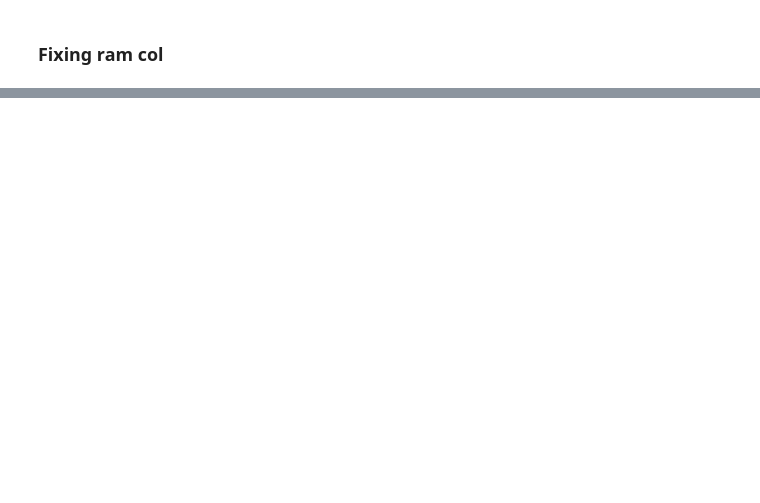
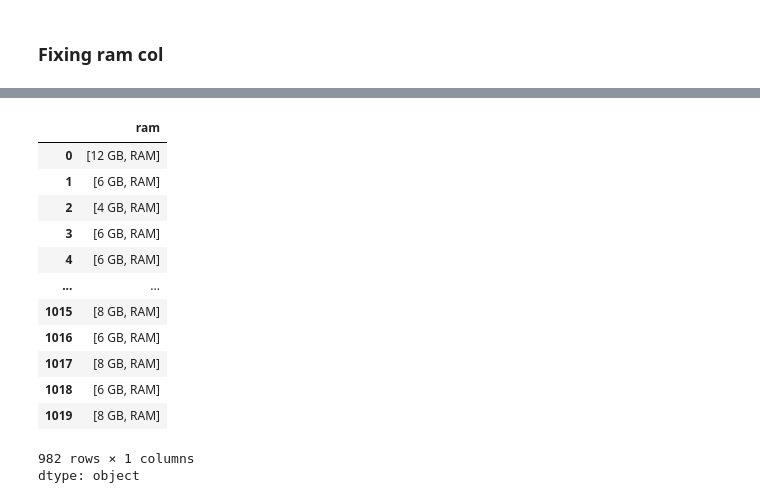
Before and after one commit to Muhammad-Waleed-Source/Data-Analysis-Process, a Jupyter notebook: Data Cleaning/1-Data-Cleaning.ipynb, the cells around one changed output, grey strips where cells are left out. Cells and saved outputs as stored; diff of their text form; code cells hidden in the pictures; blank space fills up the shorter version.

```diff
--- a/Data Cleaning/1-Data-Cleaning.ipynb
+++ b/Data Cleaning/1-Data-Cleaning.ipynb
@@ -1539,0 +1576,19 @@ df1.head()
+# %%
+df1['ram'].str.strip().str.split(',').str.get(0).str.split(' ')
+
+# thin unicode space between number and GB
+# %% [output]
+|  | ram |
+| 0 | [12 GB, RAM] |
+| 1 | [6 GB, RAM] |
+| 2 | [4 GB, RAM] |
+| 3 | [6 GB, RAM] |
+| 4 | [6 GB, RAM] |
+| ... | ... |
+| 1015 | [8 GB, RAM] |
+| 1016 | [6 GB, RAM] |
+| 1017 | [8 GB, RAM] |
+| 1018 | [6 GB, RAM] |
+| 1019 | [8 GB, RAM] |
+982 rows × 1 columns
+dtype: object
```
Also changed, not shown: parts of 5 cells of this notebook.
